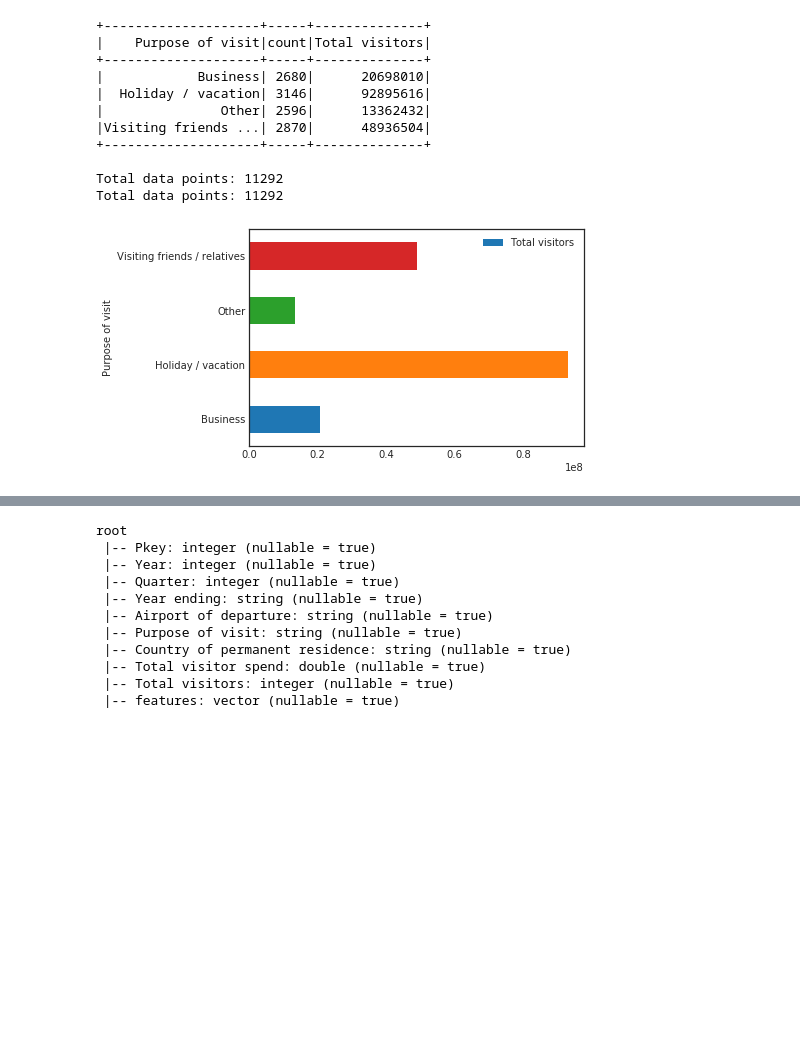
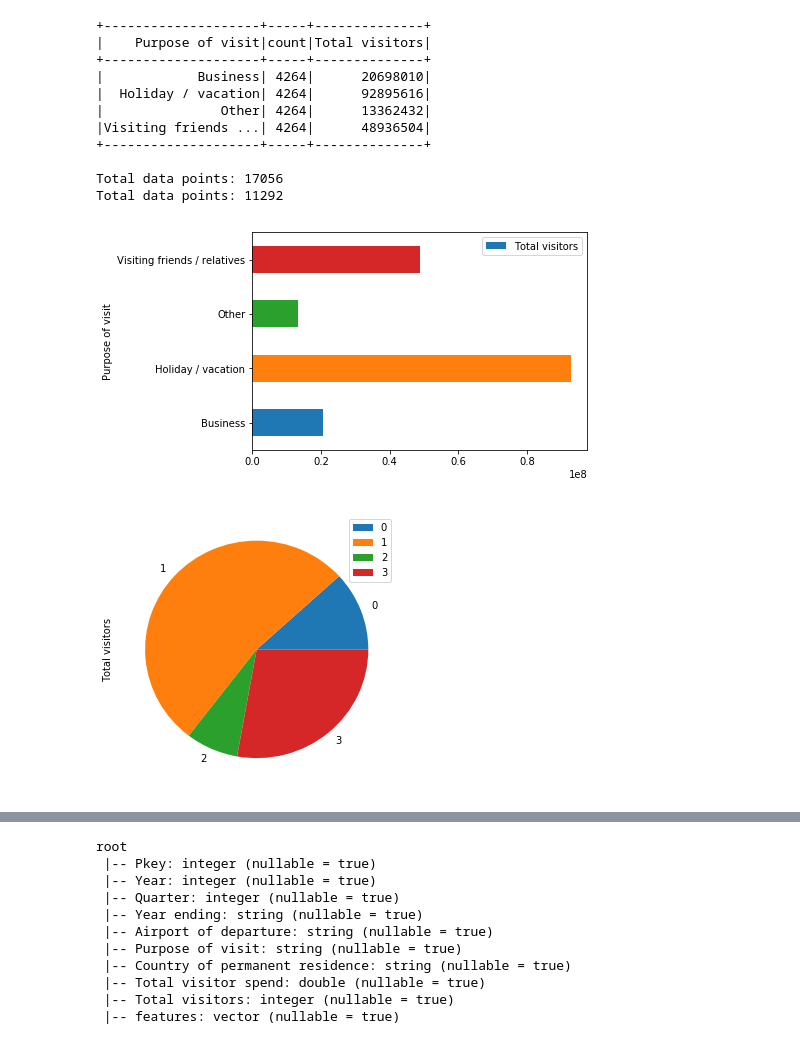
Before and after one commit to ttun755/722, a Jupyter notebook: SparkML_Regression.ipynb, the cells around one changed output, grey strips where cells are left out. Drawn from its saved outputs; the diff is of its cells as text; code cells hidden in the pictures; blank space fills up the shorter version.

```diff
--- a/SparkML_Regression.ipynb
+++ b/SparkML_Regression.ipynb
@@ -249,0 +1,18 @@ Total data points: 11292
+# %%
+# Section must be included at the beginning of each new notebook. Remember to change the app name.
+# If you're using VirtualBox, change the below to '/home/user/spark-2.1.1-bin-hadoop2.7'
+import findspark
+findspark.init('/home/ubuntu/spark-2.1.1-bin-hadoop2.7')
+import pyspark
+from pyspark.sql import SparkSession
+spark = SparkSession.builder.appName('linear_regression_adv').getOrCreate()
+
+# If you're getting an error with numpy, please type 'sudo pip3 install numpy --user' into the console.
+# If you're getting an error with another package, type 'sudo pip3 install PACKAGENAME --user'.
+# Replace PACKAGENAME with the relevant package (such as pandas, etc).
+from pyspark.ml.regression import LinearRegression
+
+# First, let's import the data. Note that we can infer the schema as it's a CSV file.
+df_countryori = spark.read.csv("Datasets/IVS_Country.csv",inferSchema=True,header=True)
+df_agegroupori = spark.read.csv("Datasets/IVS_AgeGroup.csv",inferSchema=True,header=True)
+df_accomodationori = spark.read.csv("Datasets/IVS_Accomodation.csv",inferSchema=True,header=True)
@@ -296,40 +513,45 @@ Total data points: 11292
 # %%
+df_country=df_countryori
 # Spark: Groupby + Agg + alias
 import pyspark.sql.functions as F
 dfg_country = df_country.groupby('Purpose of visit').agg(
     F.count('Purpose of visit').alias('count'),
     F.sum('Total visitors').alias('Total visitors'))
 
 dfg_country = dfg_country.orderBy('Purpose of visit', ascending=True)
 
 dfg_country.show()
 
 # Total Number of records before removing null value
 print("Total data points:", df_country.count())
 
 # Total Number of records after removing null value
 df_country = df_country.na.drop()
 # df_country.show()
 print("Total data points:", df_country.count())
 
 some_df=dfg_country.toDF('Purpose of visit', 'count', 'Total visitors')
 pandaDf = some_df.toPandas()
 
-df =  pandaDf
+df = pd.DataFrame( pandaDf)
 ax = df.plot.barh(x='Purpose of visit', y='Total visitors', rot=0)
+
+df = pd.DataFrame( pandaDf)
+plot = df.plot.pie(y='Total visitors', figsize=(5, 5))
 # %% [output]
 +--------------------+-----+--------------+
 |    Purpose of visit|count|Total visitors|
 +--------------------+-----+--------------+
-|            Business| 2680|      20698010|
-|  Holiday / vacation| 3146|      92895616|
-|               Other| 2596|      13362432|
-|Visiting friends ...| 2870|      48936504|
+|            Business| 4264|      20698010|
+|  Holiday / vacation| 4264|      92895616|
+|               Other| 4264|      13362432|
+|Visiting friends ...| 4264|      48936504|
 +--------------------+-----+--------------+
 
+Total data points: 17056
 Total data points: 11292
-Total data points: 11292
-[figure, old version]
+[figure, new version]
+[figure, added]
 # %%
 # Spark: Groupby + Agg + alias
 import pyspark.sql.functions as F
```
Also changed, not shown: parts of 62 cells of this notebook.
